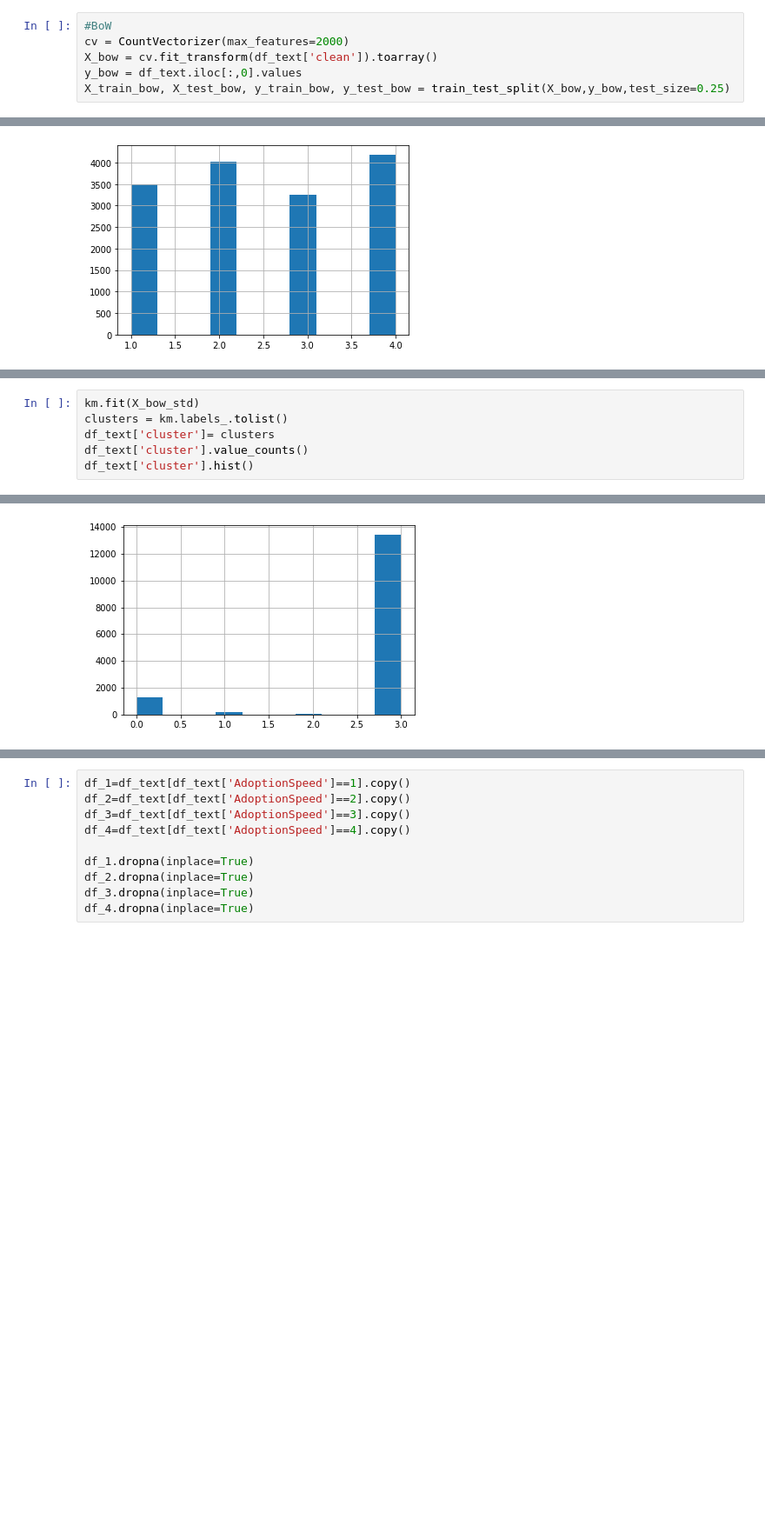
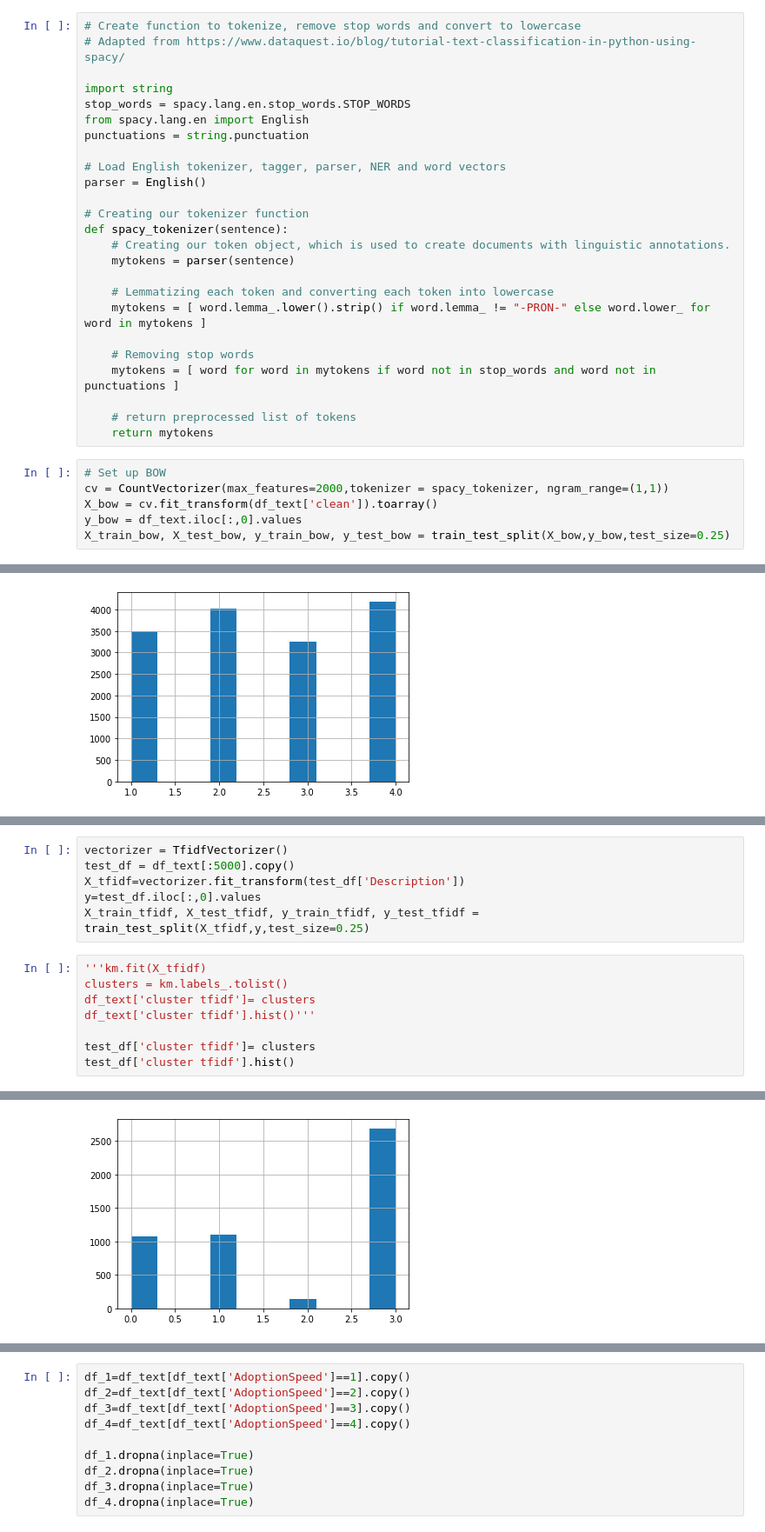
Before and after one commit to julia2133/Thinkful, a Jupyter notebook: Unit 4 Capstone Final.ipynb, the cells around one changed output, grey strips where cells are left out. Shown: that part at 87% size. Cells and saved outputs as stored; diff of their text form; blank space fills up the shorter version.

```diff
--- a/Unit 4 Capstone Final.ipynb
+++ b/Unit 4 Capstone Final.ipynb
@@ -106,6 +84,31 @@ df_text.dropna(inplace=True)
+# %%
+# Create function to tokenize, remove stop words and convert to lowercase
+# Adapted from https://www.dataquest.io/blog/tutorial-text-classification-in-python-using-spacy/
+
+import string
+stop_words = spacy.lang.en.stop_words.STOP_WORDS
+from spacy.lang.en import English
+punctuations = string.punctuation
+
+# Load English tokenizer, tagger, parser, NER and word vectors
+parser = English()
+
+# Creating our tokenizer function
+def spacy_tokenizer(sentence):
+    # Creating our token object, which is used to create documents with linguistic annotations.
+    mytokens = parser(sentence)
+
+    # Lemmatizing each token and converting each token into lowercase
+    mytokens = [ word.lemma_.lower().strip() if word.lemma_ != "-PRON-" else word.lower_ for word in mytokens ]
+
+    # Removing stop words
+    mytokens = [ word for word in mytokens if word not in stop_words and word not in punctuations ]
+
+    # return preprocessed list of tokens
+    return mytokens
 # %%
-#BoW
-cv = CountVectorizer(max_features=2000)
+# Set up BOW
+cv = CountVectorizer(max_features=2000,tokenizer = spacy_tokenizer, ngram_range=(1,1))
 X_bow = cv.fit_transform(df_text['clean']).toarray()
 y_bow = df_text.iloc[:,0].values
 X_train_bow, X_test_bow, y_train_bow, y_test_bow = train_test_split(X_bow,y_bow,test_size=0.25)
@@ -138,9 +144,17 @@ X_bow_std = sc.fit_transform(X_bow)
+# %%
+vectorizer = TfidfVectorizer()
+test_df = df_text[:5000].copy()
+X_tfidf=vectorizer.fit_transform(test_df['Description'])
+y=test_df.iloc[:,0].values
+X_train_tfidf, X_test_tfidf, y_train_tfidf, y_test_tfidf = train_test_split(X_tfidf,y,test_size=0.25)
 # %%
-km.fit(X_bow_std)
+'''km.fit(X_tfidf)
 clusters = km.labels_.tolist()
-df_text['cluster']= clusters
-df_text['cluster'].value_counts()
-df_text['cluster'].hist()
+df_text['cluster tfidf']= clusters
+df_text['cluster tfidf'].hist()'''
+
+test_df['cluster tfidf']= clusters
+test_df['cluster tfidf'].hist()
 # %% [output]
 <matplotlib.axes._subplots.AxesSubplot at 0x...>
-[figure, old version]
+[figure, new version]
```
Also changed, not shown: parts of 105 cells of this notebook.
